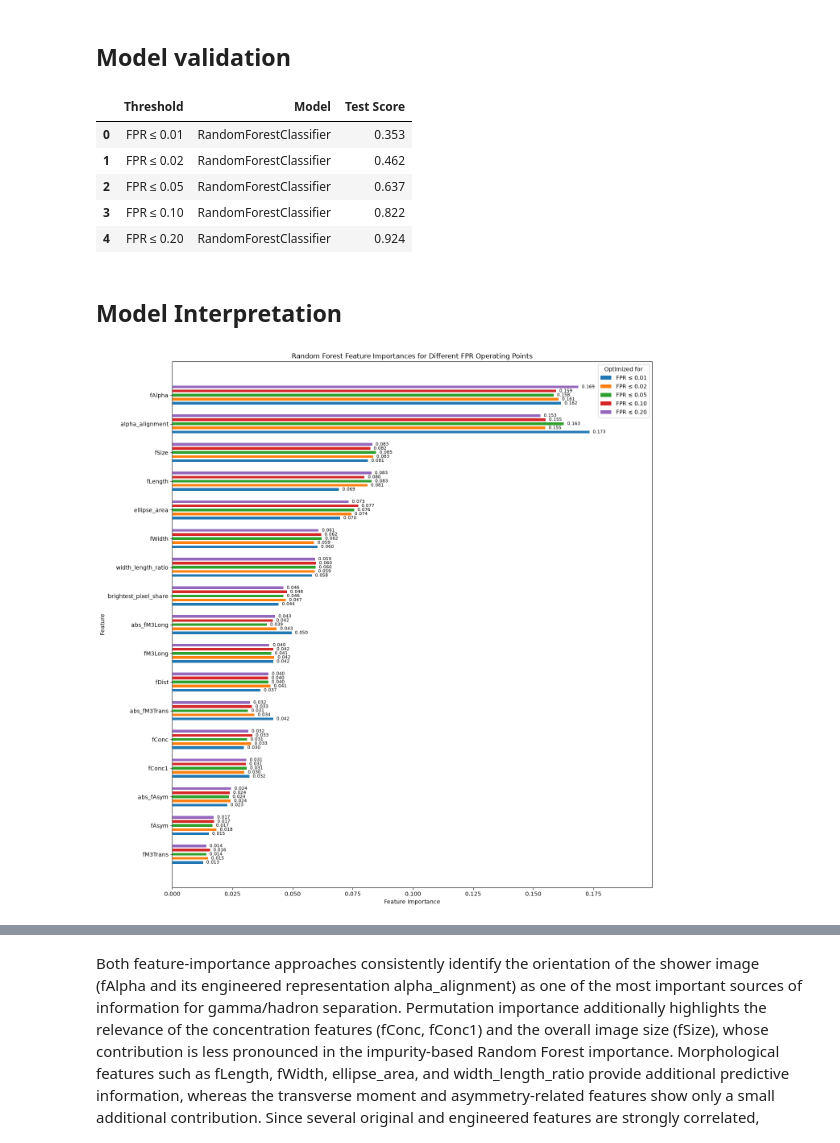
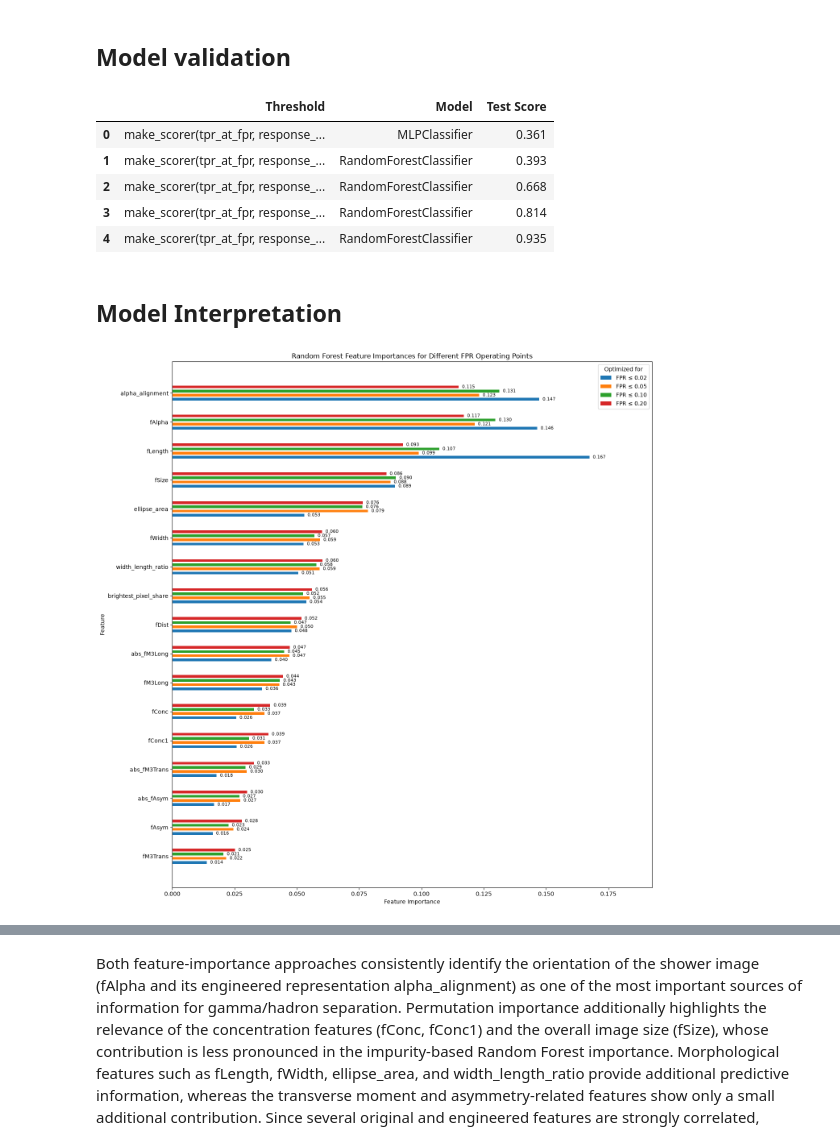
Before and after one commit to k-skupin/MAGIC-Gamma-Telescope, a Jupyter notebook: notebooks/Gamma_models_thresholds.ipynb, the cells around one changed output, grey strips where cells are left out. Cells and saved outputs as stored; diff of their text form; code cells hidden in the pictures.

```diff
--- a/notebooks/Gamma_models_thresholds.ipynb
+++ b/notebooks/Gamma_models_thresholds.ipynb
@@ -240,7 +237,7 @@ cv_scores = []
 
 
 for threshold in threshold_list:
-    thresholds, model_names, files, cv_scores baseline_features= bm.baseline(features_train, target_train, threshold, cv, scoring, thresholds, model_names, files, cv_scores)
+    thresholds, model_names, files, cv_scores, baseline_features= bm.baseline(features_train, target_train, threshold, cv, scoring, thresholds, model_names, files, cv_scores)
 # %% [output]
 treshold:  tpr_fpr_001
 CV mean Score: 0.054
@@ -787,5 +762,5 @@ Random Forest has been the best-performing model so far. Therefore, the Random F
 # %%
 # build optimized model with bigger search space
 for threshold in threshold_list:
-    thresholds, model_names, files, cv_scores = rf.random_forest_opt_2_opt(features_train_eng, target_train, threshold, cv, scoring, thresholds, model_names, files, cv_scores)
+    thresholds, model_names, files, cv_scores = rf.random_forest_opt_2(features_train_eng, target_train, threshold, cv, scoring, thresholds, model_names, files, cv_scores)
 # %% [output]
@@ -1053,11 +1028,11 @@ plt.show()
 The best-performing model found across all thresholds is the optimized Random Forest.
 # %%
 model_paths = {
-    "tpr_fpr_001": Path("../models/rf__opt_tpr_fpr_001.p"),
-    "tpr_fpr_002": Path("../models/rf__opt_tpr_fpr_002.p"),
-    "tpr_fpr_005": Path("../models/rf__opt_tpr_fpr_005.p"),
-    "tpr_fpr_010": Path("../models/rf__opt_tpr_fpr_010.p"),
-    "tpr_fpr_020": Path("../models/rf__opt_tpr_fpr_020.p")
+    "tpr_fpr_001": Path("../models/nn__opt_tpr_fpr_001.p"),
+    "tpr_fpr_002": Path("../models/rf__opt_2_tpr_fpr_002.p"),
+    "tpr_fpr_005": Path("../models/rf__opt_2_tpr_fpr_005.p"),
+    "tpr_fpr_010": Path("../models/rf__opt_2_tpr_fpr_010.p"),
+    "tpr_fpr_020": Path("../models/rf__opt_2_tpr_fpr_020.p")
 }
 
 for scorer_name, model_path in model_paths.items():
@@ -1068,7 +1043,7 @@ for scorer_name, model_path in model_paths.items():
 
     # create new path
     best_model_path = model_path.with_name(
-        model_path.name.replace("rf__opt", "best_model")
+        f"best_model_{scorer_name}.p"
     )
 
     # save model with new name
@@ -1151,8 +1126,8 @@ The learning curves reveal a pronounced generalization gap at very restrictive f
 # %% [markdown]
 ## Model validation
 # %%
-features_test = pd.read_csv(r'../data/raw/features_test_unprocessed.csv')
-target_test = pd.read_csv(r'../data/raw/target_test_unprocessed.csv')
+features_test = pd.read_csv(r'../data/interim/features_test_unprocessed.csv')
+target_test = pd.read_csv(r'../data/interim/target_test_unprocessed.csv')
 features_test_eng = engineer_features(features_test)
 
 test_results = []
@@ -1177,7 +1152,7 @@ for scorer_name, model_path in best_model_paths.items():
         model_name = type(best_model).__name__
 
     test_results.append({
-        "Threshold": scorer_labels[scorer_name],
+        "Threshold": scoring[scorer_name],
         "Model": model_name,
         "CV selection metric": scorer_name,
         "Test Score": test_score,
@@ -1204,11 +1179,11 @@ display(
 )
 # %% [output]
 |  | Threshold | Model | Test Score |
-| 0 | FPR ≤ 0.01 | RandomForestClassifier | 0.353 |
-| 1 | FPR ≤ 0.02 | RandomForestClassifier | 0.462 |
-| 2 | FPR ≤ 0.05 | RandomForestClassifier | 0.637 |
-| 3 | FPR ≤ 0.10 | RandomForestClassifier | 0.822 |
-| 4 | FPR ≤ 0.20 | RandomForestClassifier | 0.924 |
+| 0 | make_scorer(tpr_at_fpr, response_... | MLPClassifier | 0.361 |
+| 1 | make_scorer(tpr_at_fpr, response_... | RandomForestClassifier | 0.393 |
+| 2 | make_scorer(tpr_at_fpr, response_... | RandomForestClassifier | 0.668 |
+| 3 | make_scorer(tpr_at_fpr, response_... | RandomForestClassifier | 0.814 |
+| 4 | make_scorer(tpr_at_fpr, response_... | RandomForestClassifier | 0.935 |
 # %% [markdown]
 ## Model Interpretation
 # %%
@@ -1226,7 +1201,7 @@ scorer_labels = {
 feature_importances = {}
 
 
-for scorer_name, model_path in best_model_paths.items():
+for scorer_name, model_path in list(best_model_paths.items())[1:5]:
 
     # load fitted model
     with open(model_path, "rb") as file:
@@ -1299,34 +1274,34 @@ for i, column in enumerate(importance_df.columns):
         fmt="%.3f",
         padding=6,       # distance between bar and value
         fontsize=8
     )
 
 
 # feature names in the center of each group
 ax.set_yticks(y)
 ax.set_yticklabels(importance_df.index)
 
 ax.set_title(
     "Random Forest Feature Importances for Different FPR Operating Points"
 )
 
 ax.set_xlabel("Feature Importance")
 ax.set_ylabel("Feature")
 
 ax.legend(
     title="Optimized for"
 )
 
 # extra space on the right for the value labels
 ax.set_xlim(
     0,
     importance_df.to_numpy().max() * 1.15
 )
 
 plt.tight_layout()
 plt.show()
 # %% [output]
-[figure, old version]
+[figure, new version]
 # %%
 # Labels for plot
 scorer_labels = {
```
Also changed, not shown: parts of 22 cells of this notebook, 23 other files.
